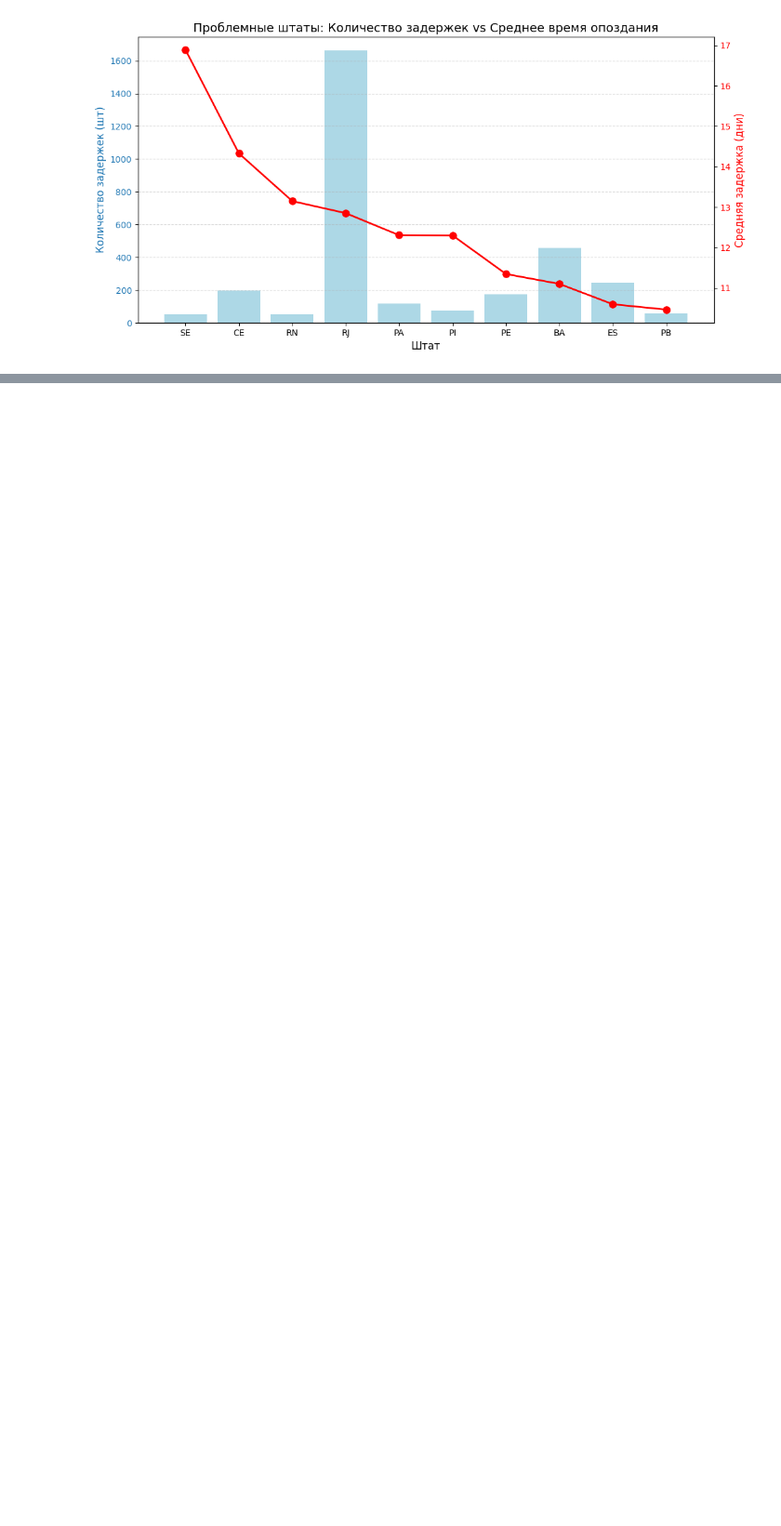
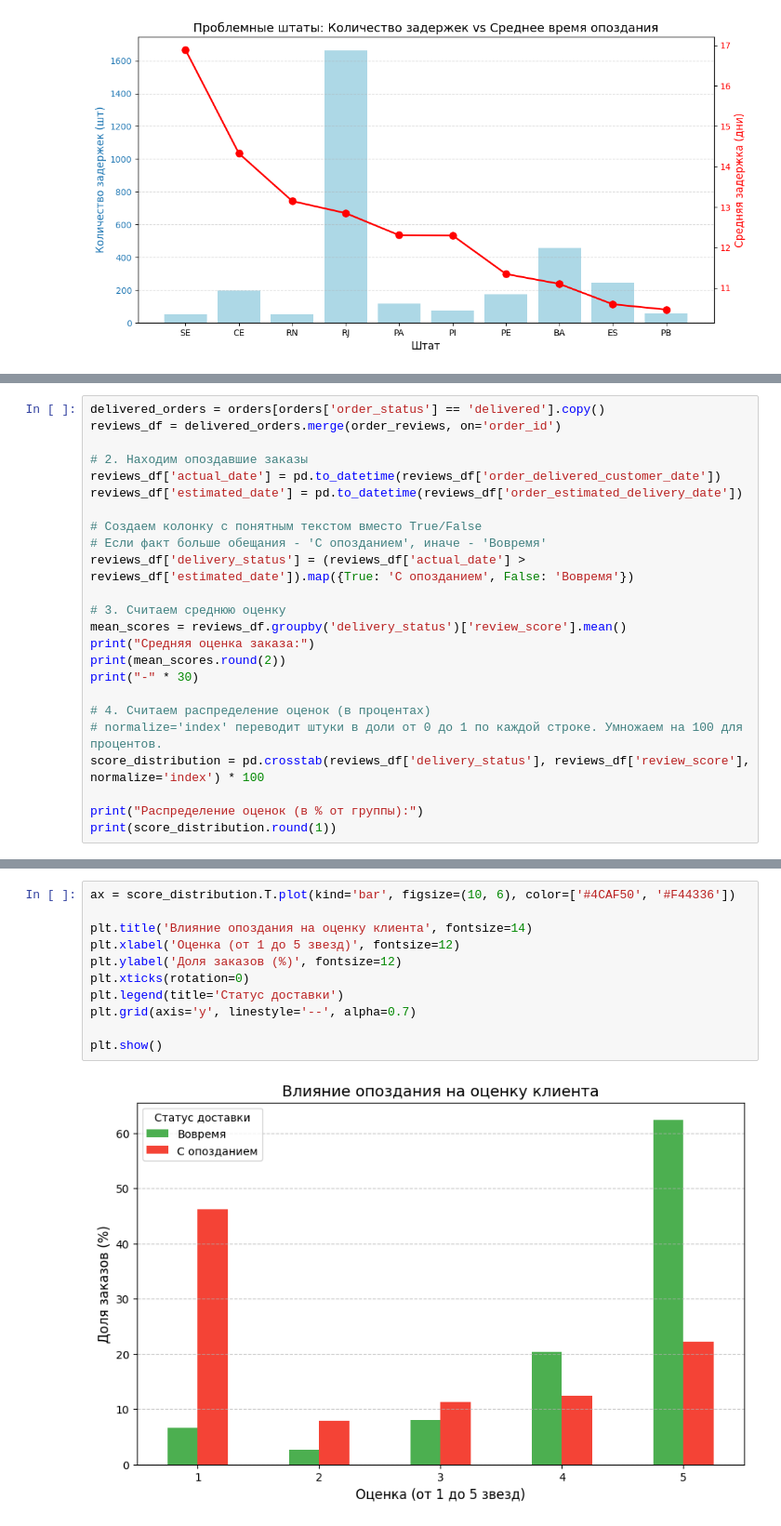
Before and after one commit to aliakseizvertouski/olist, a Jupyter notebook: olist_draft.ipynb, the cells around one changed output, grey strips where cells are left out. Shown at 93% size. Drawn from its saved outputs; the diff is of its cells as text; blank space fills up the shorter version.

```diff
--- a/olist_draft.ipynb
+++ b/olist_draft.ipynb
@@ -259,0 +258,24 @@ plt.show()
+# %%
+delivered_orders = orders[orders['order_status'] == 'delivered'].copy()
+reviews_df = delivered_orders.merge(order_reviews, on='order_id')
+
+# 2. Находим опоздавшие заказы
+reviews_df['actual_date'] = pd.to_datetime(reviews_df['order_delivered_customer_date'])
+reviews_df['estimated_date'] = pd.to_datetime(reviews_df['order_estimated_delivery_date'])
+
+# Создаем колонку с понятным текстом вместо True/False
+# Если факт больше обещания - 'С опозданием', иначе - 'Вовремя'
+reviews_df['delivery_status'] = (reviews_df['actual_date'] > reviews_df['estimated_date']).map({True: 'С опозданием', False: 'Вовремя'})
+
+# 3. Считаем среднюю оценку
+mean_scores = reviews_df.groupby('delivery_status')['review_score'].mean()
+print("Средняя оценка заказа:")
+print(mean_scores.round(2))
+print("-" * 30)
+
+# 4. Считаем распределение оценок (в процентах)
+# normalize='index' переводит штуки в доли от 0 до 1 по каждой строке. Умножаем на 100 для процентов.
+score_distribution = pd.crosstab(reviews_df['delivery_status'], reviews_df['review_score'], normalize='index') * 100
+
+print("Распределение оценок (в % от группы):")
+print(score_distribution.round(1))
@@ -259,0 +294,13 @@ plt.show()
+# %%
+ax = score_distribution.T.plot(kind='bar', figsize=(10, 6), color=['#4CAF50', '#F44336'])
+
+plt.title('Влияние опоздания на оценку клиента', fontsize=14)
+plt.xlabel('Оценка (от 1 до 5 звезд)', fontsize=12)
+plt.ylabel('Доля заказов (%)', fontsize=12)
+plt.xticks(rotation=0)
+plt.legend(title='Статус доставки')
+plt.grid(axis='y', linestyle='--', alpha=0.7)
+
+plt.show()
+# %% [output]
+[figure, added]
```
Also changed, not shown: parts of 9 cells of this notebook.
